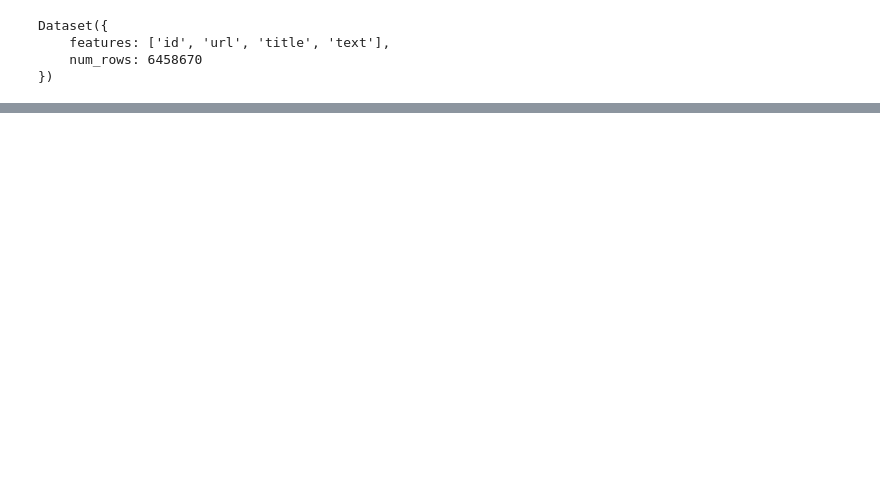
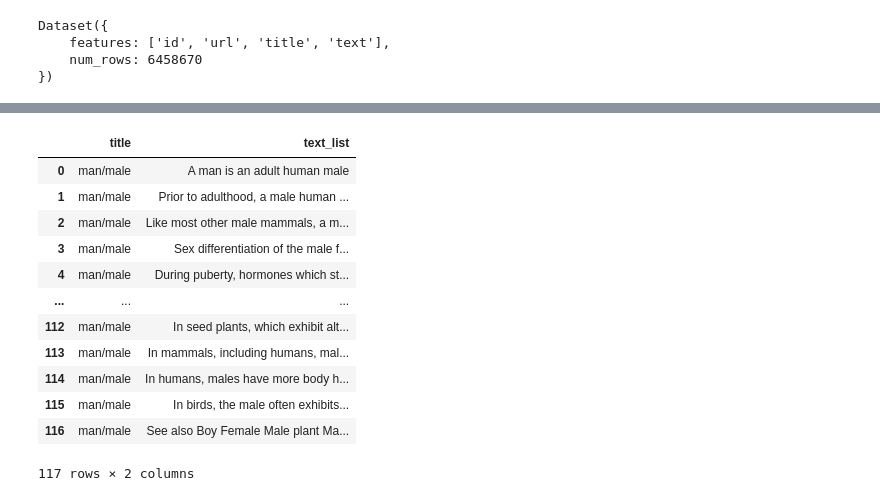
Before and after one commit to gaunby/master_project, a Jupyter notebook: notebooks/KG_create_concepts.ipynb, the cells around one changed output, grey strips where cells are left out. Saved outputs shown, nothing was run; the diff lists cells and outputs as text; code cells hidden in the pictures; blank space fills up the shorter version.

```diff
--- a/notebooks/KG_create_concepts.ipynb
+++ b/notebooks/KG_create_concepts.ipynb
@@ -198,0 +244,36 @@ wikipedia = load_from_disk(path_dir)
+# %%
+idx_man = titles.index('Man')
+idx_male = titles.index('Male')
+
+# Clean up data (\n references in wiki article)
+text_clean = wikipedia[idx_man]["text"].replace('\n\n', ' ')
+text_clean2 = text_clean.replace('\n', ' ')
+man_phrase_to_list = text_clean2.split(". ")
+
+text_clean = wikipedia[idx_male]["text"].replace('\n\n', ' ')
+text_clean2 = text_clean.replace('\n', ' ')
+male_phrase_to_list = text_clean2.split(". ")
+
+concatenate_phrases = man_phrase_to_list + male_phrase_to_list
+
+df = pd.DataFrame({'title': "man/male", 'text_list': concatenate_phrases})
+data_concept = Dataset(pa.Table.from_pandas(df))
+
+# save data
+data_concept.save_to_disk('/work3/s174498/concept_random_dataset/wikipedia_20220301/gender_concepts/' + 'man/male')
+# %%
+df
+# %% [output]
+|  | title | text_list |
+| 0 | man/male | A man is an adult human male |
+| 1 | man/male | Prior to adulthood, a male human ... |
+| 2 | man/male | Like most other male mammals, a m... |
+| 3 | man/male | Sex differentiation of the male f... |
+| 4 | man/male | During puberty, hormones which st... |
+| ... | ... | ... |
+| 112 | man/male | In seed plants, which exhibit alt... |
+| 113 | man/male | In mammals, including humans, mal... |
+| 114 | man/male | In humans, males have more body h... |
+| 115 | man/male | In birds, the male often exhibits... |
+| 116 | man/male | See also Boy Female Male plant Ma... |
+117 rows × 2 columns
```
Also changed, not shown: parts of 9 cells of this notebook, 1 other file.
